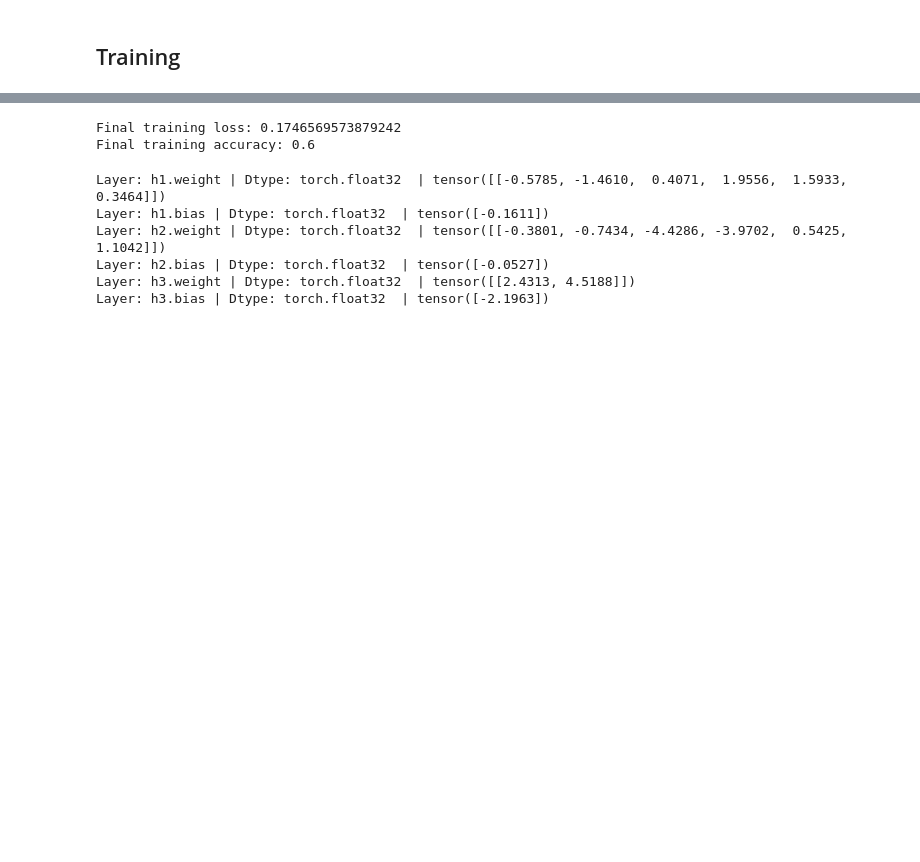
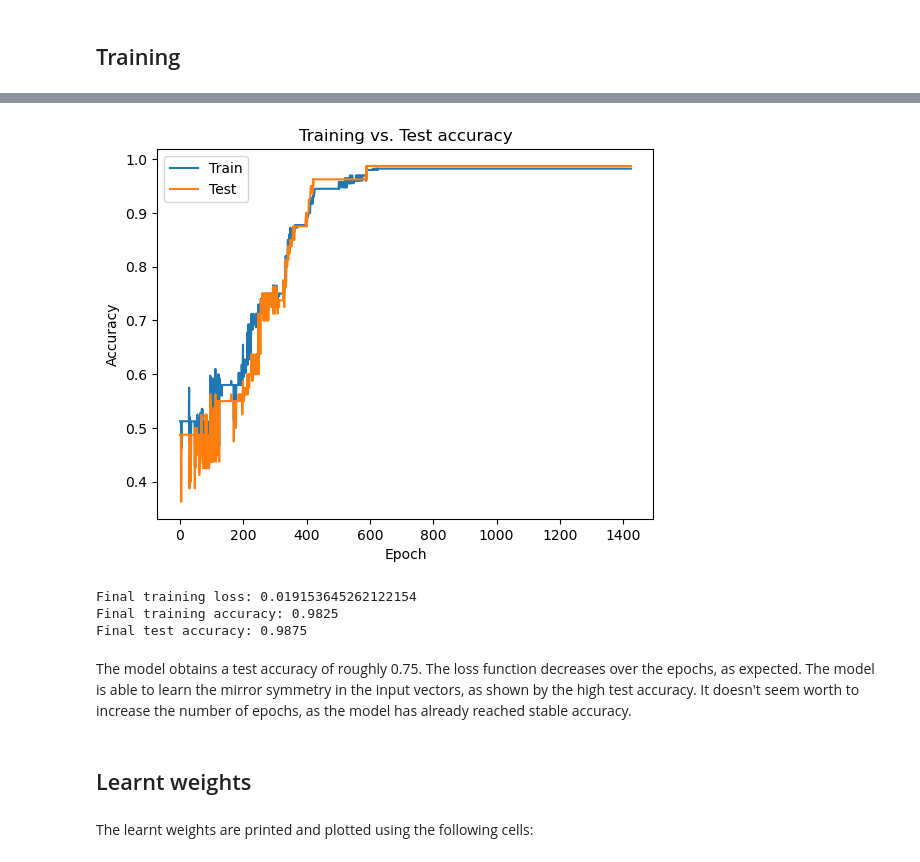
Before and after one commit to pettepiero/deeplearning-units, a Jupyter notebook: assignments/my_assignment1.ipynb, the cells around one changed output, grey strips where cells are left out. Cells and saved outputs as stored; diff of their text form; code cells hidden in the pictures; blank space fills up the shorter version.

```diff
--- a/assignments/my_assignment1.ipynb
+++ b/assignments/my_assignment1.ipynb
@@ -305,16 +308,30 @@ plt.show()
+# %%
+# Let's plot the accuracy on the train vs test set
+
+fig, ax = plt.subplots()
+
+ax.set_xlabel("Epoch")
+ax.set_ylabel("Accuracy")
+ax.plot(eval_acc, label="Train", color="tab:blue")
+ax.plot(test_acc, label="Test", color="tab:orange")
+ax.legend()
+
+plt.title("Training vs. Test accuracy")
+plt.show()
+# %% [output]
+[figure, added]
 # %%
 print(f"Final training loss: {eval_losses[-1]}")
 print(f"Final training accuracy: {eval_acc[-1]}")
+
+print(f"Final test accuracy: {test_acc[-1]}")
 # %% [output]
-Final training loss: 0.1746569573879242
-Final training accuracy: 0.6
+Final training loss: 0.019153645262122154
+Final training accuracy: 0.9825
+Final test accuracy: 0.9875
-# %%
-for name, param in model.named_parameters():
-    print(f"Layer: {name} | Dtype: {param.dtype}  | {param.data}")
-# %% [output]
-Layer: h1.weight | Dtype: torch.float32  | tensor([[-0.5785, -1.4610,  0.4071,  1.9556,  1.5933,  0.3464]])
-Layer: h1.bias | Dtype: torch.float32  | tensor([-0.1611])
-Layer: h2.weight | Dtype: torch.float32  | tensor([[-0.3801, -0.7434, -4.4286, -3.9702,  0.5425,  1.1042]])
-Layer: h2.bias | Dtype: torch.float32  | tensor([-0.0527])
-Layer: h3.weight | Dtype: torch.float32  | tensor([[2.4313, 4.5188]])
-Layer: h3.bias | Dtype: torch.float32  | tensor([-2.1963])
+# %% [markdown]
+The model obtains a test accuracy of roughly 0.75. The loss function decreases over the epochs, as expected. The model is able to learn the mirror symmetry in the input vectors, as shown by the high test accuracy. It doesn't seem worth to increase the number of epochs, as the model has already reached stable accuracy.
+# %% [markdown]
+## Learnt weights
+# %% [markdown]
+The learnt weights are printed and plotted using the following cells:
```
Also changed, not shown: parts of 31 cells of this notebook.
